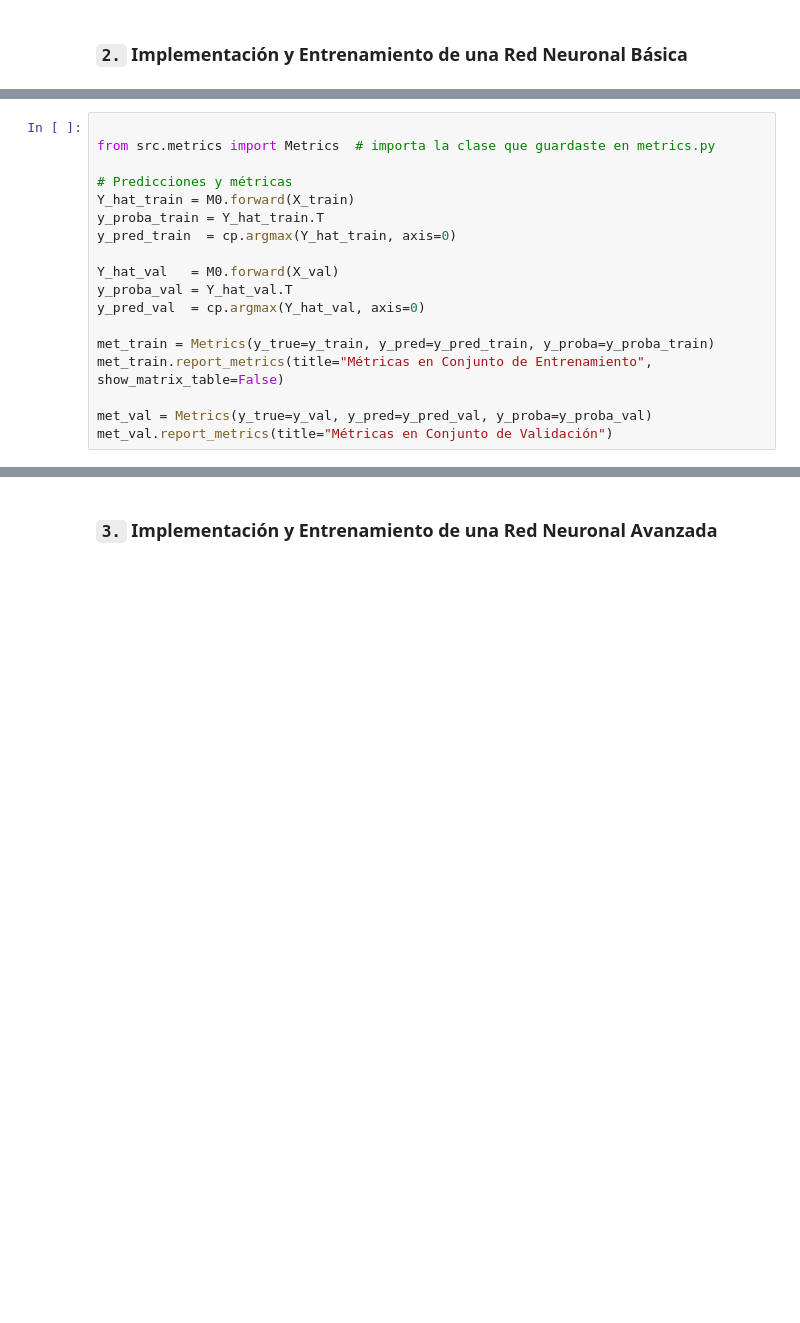
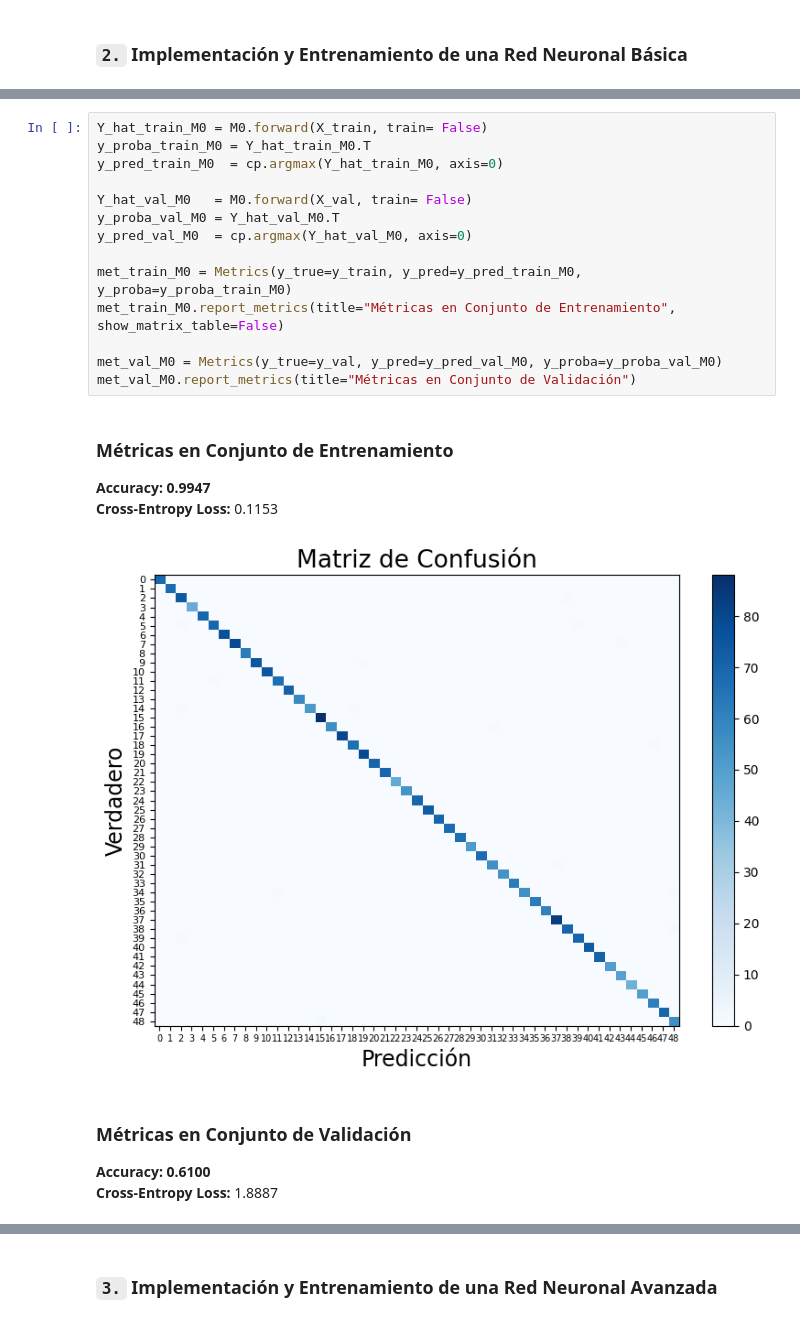
Before and after one commit to anatissera/Machine-Learning-Deep-Learning, a Jupyter notebook: Tissera_AnaPaula_TP3 - cupy/Tissera_AnaPaula_Notebook_TP3.ipynb, the cells around one changed output, grey strips where cells are left out. Saved outputs shown, nothing was run; the diff lists cells and outputs as text; blank space fills up the shorter version.

```diff
--- a/Tissera_AnaPaula_TP3 - cupy/Tissera_AnaPaula_Notebook_TP3.ipynb
+++ b/Tissera_AnaPaula_TP3 - cupy/Tissera_AnaPaula_Notebook_TP3.ipynb
@@ -156,18 +129,22 @@ train_losses, val_losses = M0.train_bp(
 # %%
+Y_hat_train_M0 = M0.forward(X_train, train= False)
+y_proba_train_M0 = Y_hat_train_M0.T
+y_pred_train_M0  = cp.argmax(Y_hat_train_M0, axis=0)
 
-from src.metrics import Metrics  # importa la clase que guardaste en metrics.py
+Y_hat_val_M0   = M0.forward(X_val, train= False)
+y_proba_val_M0 = Y_hat_val_M0.T
+y_pred_val_M0  = cp.argmax(Y_hat_val_M0, axis=0)
 
-# Predicciones y métricas
-Y_hat_train = M0.forward(X_train)
-y_proba_train = Y_hat_train.T
-y_pred_train  = cp.argmax(Y_hat_train, axis=0)
+met_train_M0 = Metrics(y_true=y_train, y_pred=y_pred_train_M0, y_proba=y_proba_train_M0)
+met_train_M0.report_metrics(title="Métricas en Conjunto de Entrenamiento", show_matrix_table=False)
 
-Y_hat_val   = M0.forward(X_val)
-y_proba_val = Y_hat_val.T
-y_pred_val  = cp.argmax(Y_hat_val, axis=0)
-
-met_train = Metrics(y_true=y_train, y_pred=y_pred_train, y_proba=y_proba_train)
-met_train.report_metrics(title="Métricas en Conjunto de Entrenamiento", show_matrix_table=False)
-
-met_val = Metrics(y_true=y_val, y_pred=y_pred_val, y_proba=y_proba_val)
-met_val.report_metrics(title="Métricas en Conjunto de Validación")
+met_val_M0 = Metrics(y_true=y_val, y_pred=y_pred_val_M0, y_proba=y_proba_val_M0)
+met_val_M0.report_metrics(title="Métricas en Conjunto de Validación")
+# %% [output]
+### Métricas en Conjunto de Entrenamiento
+**Accuracy:** **0.9947**
+**Cross-Entropy Loss:** 0.1153
+[figure, added]
+### Métricas en Conjunto de Validación
+**Accuracy:** **0.6100**
+**Cross-Entropy Loss:** 1.8887
```
Also changed, not shown: parts of 47 cells of this notebook, 14 other files.
